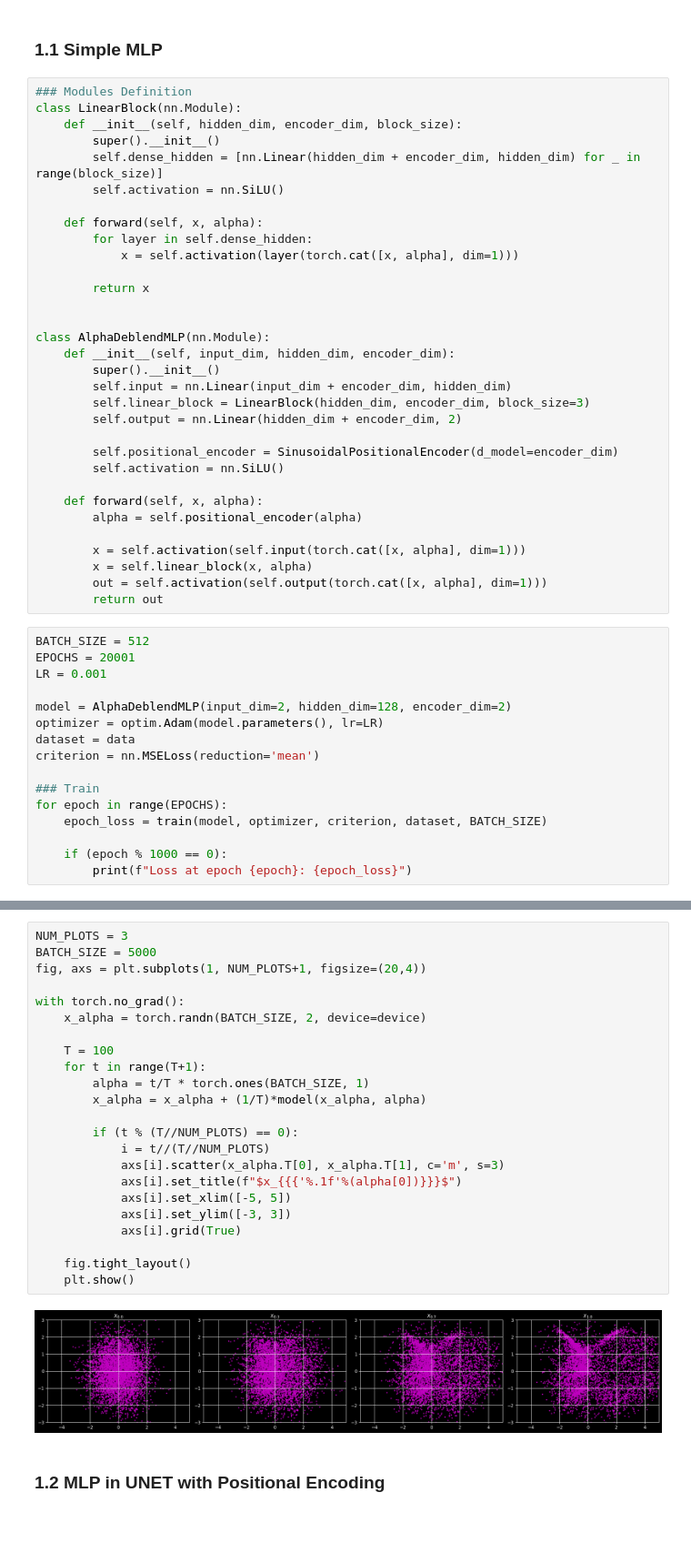
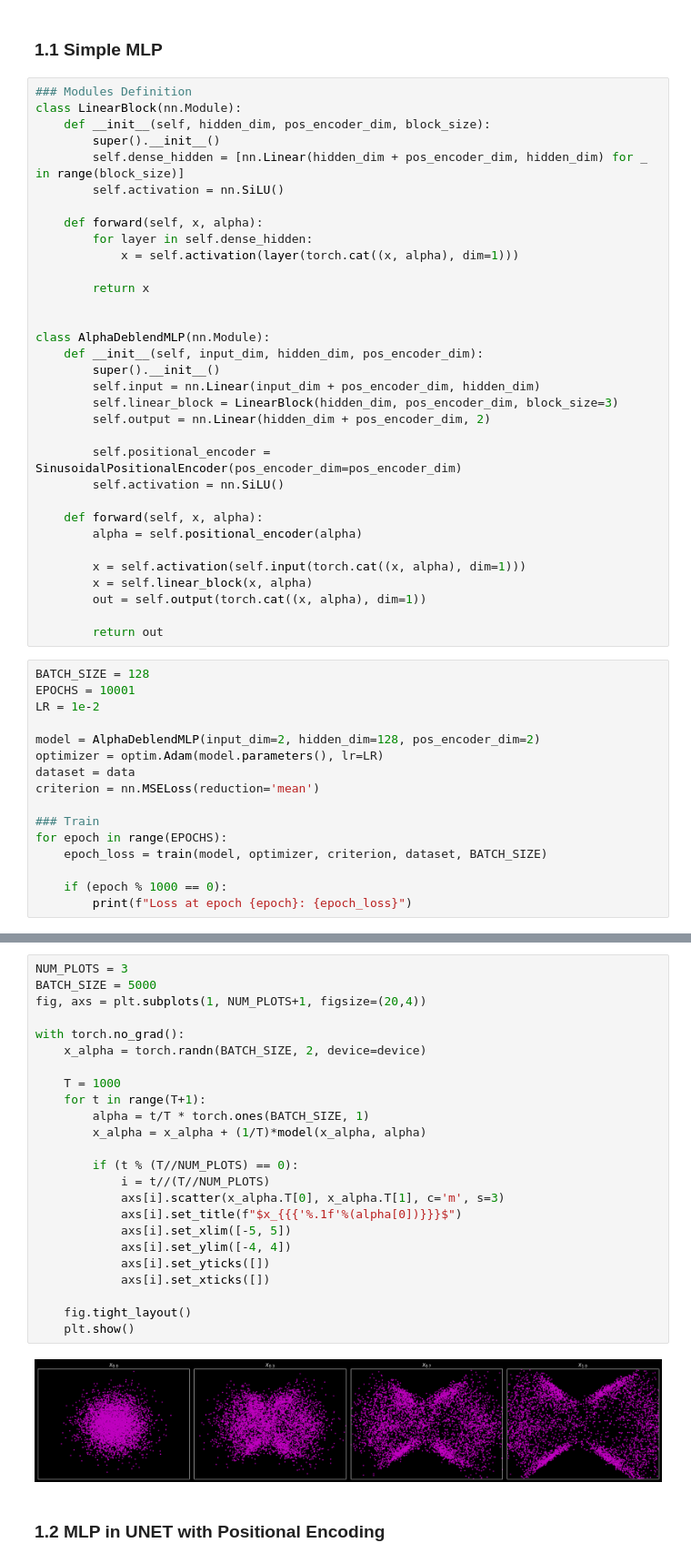
Before and after one commit to AlfredPichard/LADMG, a Jupyter notebook: introduction_notebooks/pichard_alfred/alpha_(de)blending.ipynb, the cells around one changed output, grey strips where cells are left out. Shown at 91% size. Cells and saved outputs as stored; diff of their text form; blank space fills up the shorter version.

```diff
--- a/introduction_notebooks/pichard_alfred/alpha_(de)blending.ipynb
+++ b/introduction_notebooks/pichard_alfred/alpha_(de)blending.ipynb
@@ -117,41 +118,42 @@ def train(model, optimizer, criterion, dataset, batch_size):
 # %%
 ### Modules Definition
 class LinearBlock(nn.Module):
-    def __init__(self, hidden_dim, encoder_dim, block_size):
+    def __init__(self, hidden_dim, pos_encoder_dim, block_size):
         super().__init__()
-        self.dense_hidden = [nn.Linear(hidden_dim + encoder_dim, hidden_dim) for _ in range(block_size)]
+        self.dense_hidden = [nn.Linear(hidden_dim + pos_encoder_dim, hidden_dim) for _ in range(block_size)]
         self.activation = nn.SiLU()
 
     def forward(self, x, alpha):
         for layer in self.dense_hidden:
-            x = self.activation(layer(torch.cat([x, alpha], dim=1)))
+            x = self.activation(layer(torch.cat((x, alpha), dim=1)))
 
         return x
 
 
 class AlphaDeblendMLP(nn.Module):
-    def __init__(self, input_dim, hidden_dim, encoder_dim):
+    def __init__(self, input_dim, hidden_dim, pos_encoder_dim):
         super().__init__()
-        self.input = nn.Linear(input_dim + encoder_dim, hidden_dim)
-        self.linear_block = LinearBlock(hidden_dim, encoder_dim, block_size=3)
-        self.output = nn.Linear(hidden_dim + encoder_dim, 2)
+        self.input = nn.Linear(input_dim + pos_encoder_dim, hidden_dim)
+        self.linear_block = LinearBlock(hidden_dim, pos_encoder_dim, block_size=3)
+        self.output = nn.Linear(hidden_dim + pos_encoder_dim, 2)
 
-        self.positional_encoder = SinusoidalPositionalEncoder(d_model=encoder_dim)
+        self.positional_encoder = SinusoidalPositionalEncoder(pos_encoder_dim=pos_encoder_dim)
         self.activation = nn.SiLU()
 
     def forward(self, x, alpha):
         alpha = self.positional_encoder(alpha)
 
-        x = self.activation(self.input(torch.cat([x, alpha], dim=1)))
+        x = self.activation(self.input(torch.cat((x, alpha), dim=1)))
         x = self.linear_block(x, alpha)
-        out = self.activation(self.output(torch.cat([x, alpha], dim=1)))
+        out = self.output(torch.cat((x, alpha), dim=1))
+
         return out
 # %%
-BATCH_SIZE = 512
-EPOCHS = 20001
-LR = 0.001
+BATCH_SIZE = 128
+EPOCHS = 10001
+LR = 1e-2
 
-model = AlphaDeblendMLP(input_dim=2, hidden_dim=128, encoder_dim=2)
+model = AlphaDeblendMLP(input_dim=2, hidden_dim=128, pos_encoder_dim=2)
 optimizer = optim.Adam(model.parameters(), lr=LR)
 dataset = data
 criterion = nn.MSELoss(reduction='mean')
@@ -183,28 +179,29 @@ Loss at epoch 20000: 43.83189678192139
 # %%
 NUM_PLOTS = 3
 BATCH_SIZE = 5000
 fig, axs = plt.subplots(1, NUM_PLOTS+1, figsize=(20,4))
 
 with torch.no_grad():
     x_alpha = torch.randn(BATCH_SIZE, 2, device=device)
 
-    T = 100
+    T = 1000
     for t in range(T+1):
         alpha = t/T * torch.ones(BATCH_SIZE, 1)
         x_alpha = x_alpha + (1/T)*model(x_alpha, alpha)
 
         if (t % (T//NUM_PLOTS) == 0):
             i = t//(T//NUM_PLOTS)
             axs[i].scatter(x_alpha.T[0], x_alpha.T[1], c='m', s=3)
             axs[i].set_title(f"$x_{{{'%.1f'%(alpha[0])}}}$")
             axs[i].set_xlim([-5, 5])
-            axs[i].set_ylim([-3, 3])
-            axs[i].grid(True)
+            axs[i].set_ylim([-4, 4])
+            axs[i].set_yticks([])
+            axs[i].set_xticks([])
 
     fig.tight_layout()
     plt.show()
 # %% [output]
-[figure, old version]
+[figure, new version]
 # %% [markdown]
 ### 1.2 MLP in UNET with Positional Encoding
 # %%
```
Also changed, not shown: parts of 9 cells of this notebook.
